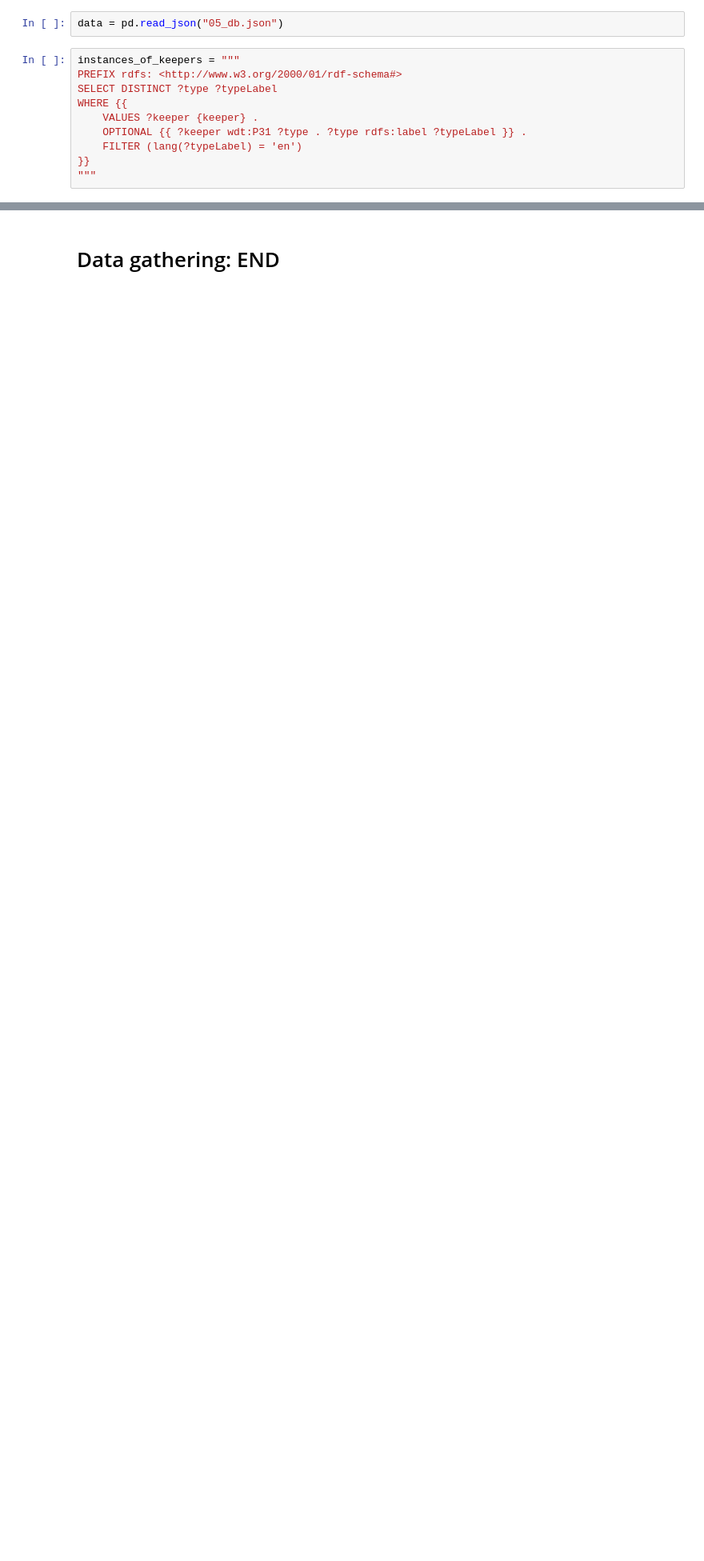
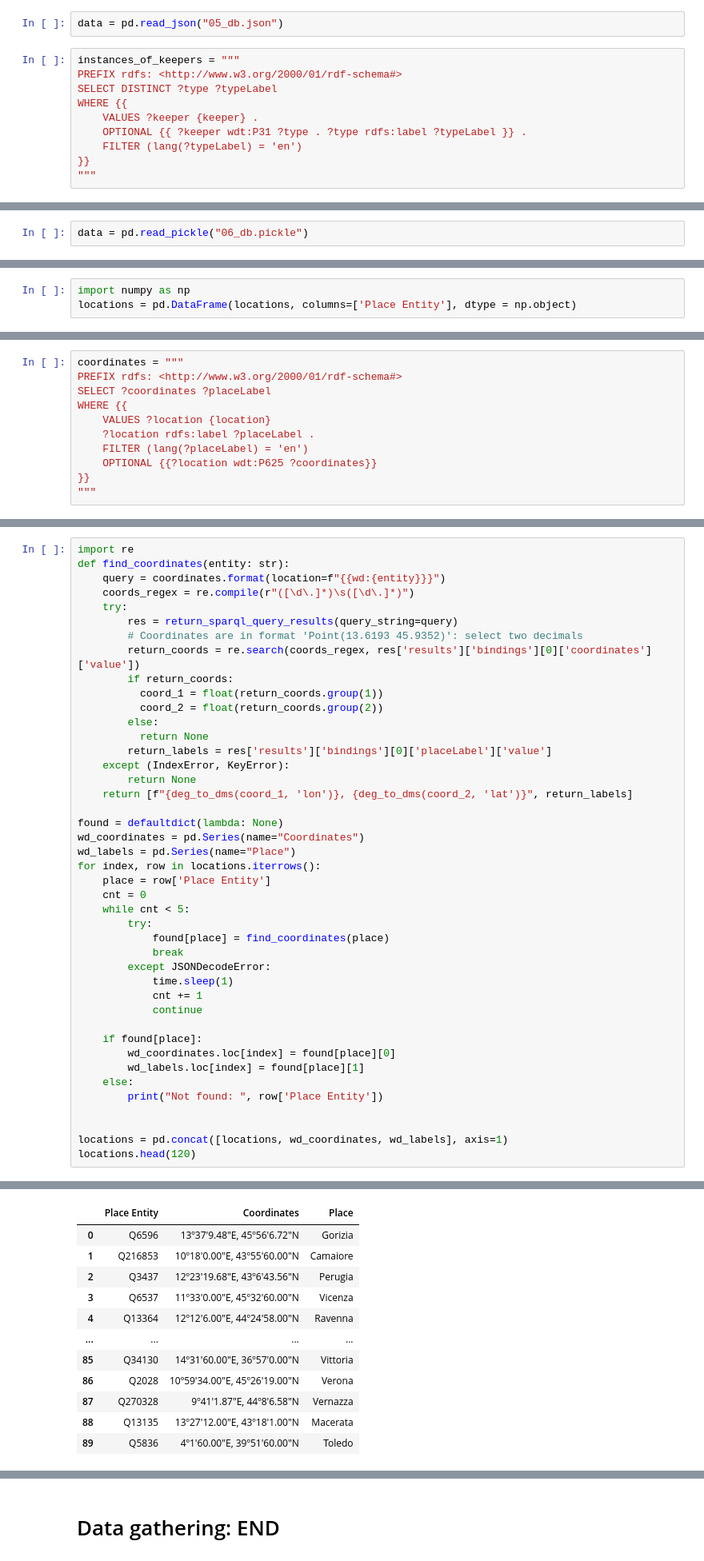
Before and after one commit to alicebordignon/ITArtHistorians, a Jupyter notebook: 00_DoAH_first_cleaning.ipynb, the cells around one changed output, grey strips where cells are left out. Shown at 80% size. Drawn from its saved outputs; the diff is of its cells as text; blank space fills up the shorter version.

```diff
--- a/00_DoAH_first_cleaning.ipynb
+++ b/00_DoAH_first_cleaning.ipynb
@@ -880,0 +892,2 @@ data.head(120)
+# %%
+data = pd.read_pickle("06_db.pickle")
@@ -880,0 +906,3 @@ data.head(120)
+# %%
+import numpy as np
+locations = pd.DataFrame(locations, columns=['Place Entity'], dtype = np.object)
@@ -880,0 +923,11 @@ data.head(120)
+# %%
+coordinates = """
+PREFIX rdfs: <http://www.w3.org/2000/01/rdf-schema#>
+SELECT ?coordinates ?placeLabel
+WHERE {{
+    VALUES ?location {location}
+    ?location rdfs:label ?placeLabel .
+    FILTER (lang(?placeLabel) = 'en')
+    OPTIONAL {{?location wdt:P625 ?coordinates}}
+}}
+"""
@@ -880,0 +947,44 @@ data.head(120)
+# %%
+import re
+def find_coordinates(entity: str):
+    query = coordinates.format(location=f"{{wd:{entity}}}")
+    coords_regex = re.compile(r"([\d\.]*)\s([\d\.]*)")
+    try:
+        res = return_sparql_query_results(query_string=query)
+        # Coordinates are in format 'Point(13.6193 45.9352)': select two decimals
+        return_coords = re.search(coords_regex, res['results']['bindings'][0]['coordinates']['value'])
+        if return_coords:
+          coord_1 = float(return_coords.group(1))
+          coord_2 = float(return_coords.group(2))
+        else:
+          return None
+        return_labels = res['results']['bindings'][0]['placeLabel']['value']
+    except (IndexError, KeyError):
+        return None
+    return [f"{deg_to_dms(coord_1, 'lon')}, {deg_to_dms(coord_2, 'lat')}", return_labels]
+
+found = defaultdict(lambda: None)
+wd_coordinates = pd.Series(name="Coordinates")
+wd_labels = pd.Series(name="Place")
+for index, row in locations.iterrows():
+    place = row['Place Entity']
+    cnt = 0
+    while cnt < 5:
+        try:
+            found[place] = find_coordinates(place)
+            break
+        except JSONDecodeError:
+            time.sleep(1)
+            cnt += 1
+            continue
+
+    if found[place]:
+        wd_coordinates.loc[index] = found[place][0]
+        wd_labels.loc[index] = found[place][1]
+    else:
+        print("Not found: ", row['Place Entity'])
+
+
+locations = pd.concat([locations, wd_coordinates, wd_labels], axis=1)
+locations.head(120)
+# %% [output]
@@ -880,0 +992,12 @@ data.head(120)
+|  | Place Entity | Coordinates | Place |
+| 0 | Q6596 | 13º37'9.48"E, 45º56'6.72"N | Gorizia |
+| 1 | Q216853 | 10º18'0.00"E, 43º55'60.00"N | Camaiore |
+| 2 | Q3437 | 12º23'19.68"E, 43º6'43.56"N | Perugia |
+| 3 | Q6537 | 11º33'0.00"E, 45º32'60.00"N | Vicenza |
+| 4 | Q13364 | 12º12'6.00"E, 44º24'58.00"N | Ravenna |
+| ... | ... | ... | ... |
+| 85 | Q34130 | 14º31'60.00"E, 36º57'0.00"N | Vittoria |
+| 86 | Q2028 | 10º59'34.00"E, 45º26'19.00"N | Verona |
+| 87 | Q270328 | 9º41'1.87"E, 44º8'6.58"N | Vernazza |
+| 88 | Q13135 | 13º27'12.00"E, 43º18'1.00"N | Macerata |
+| 89 | Q5836 | 4º1'60.00"E, 39º51'60.00"N | Toledo |
```
Also changed, not shown: parts of 14 cells of this notebook, 3 other files.
